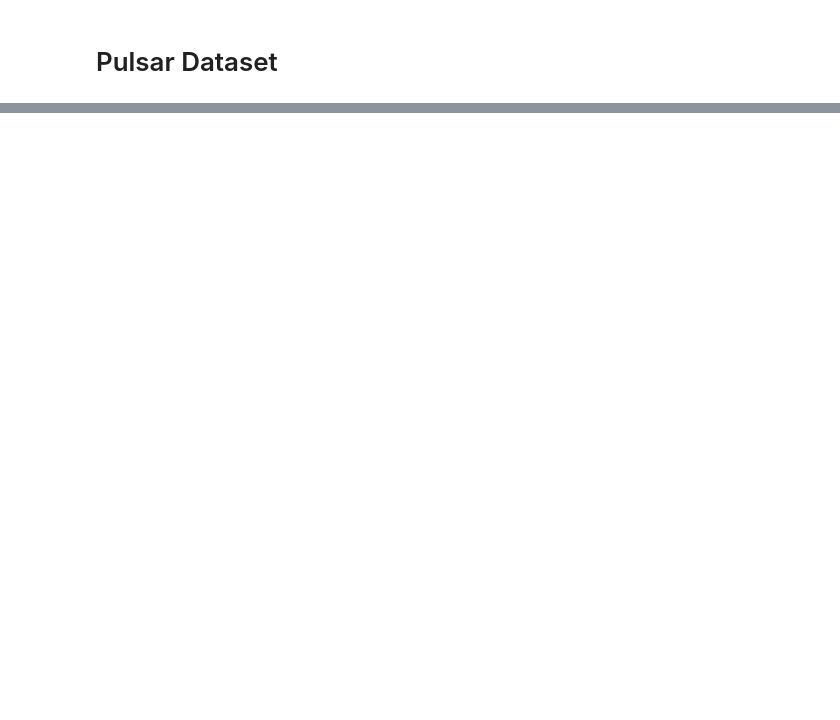
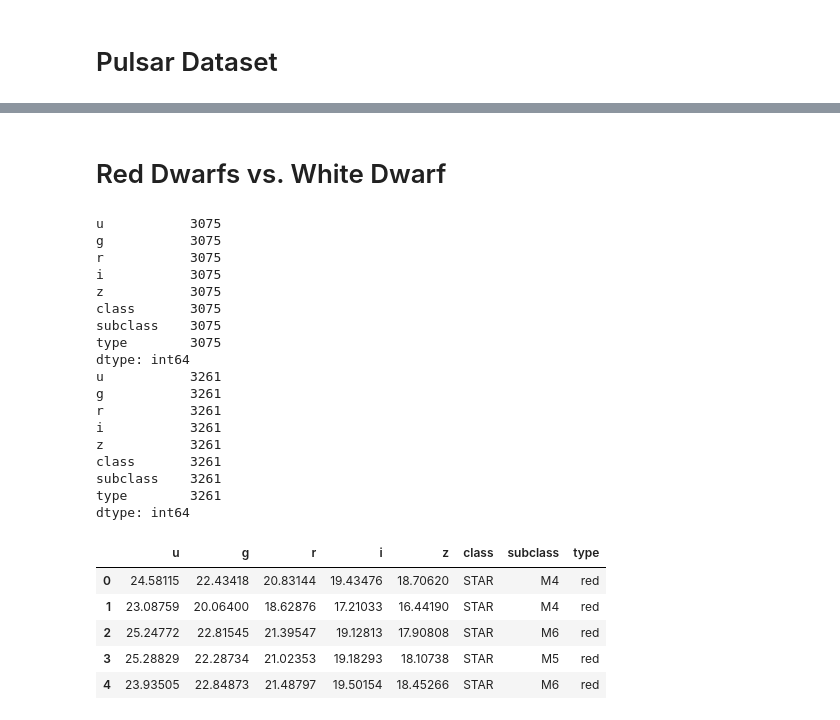
Before and after one commit to joanorePD/Astronomical_Anomaly_Detection_with_MEB, a Jupyter notebook: notebooks/meb.ipynb, the cells around one changed output, grey strips where cells are left out. Saved outputs shown, nothing was run; the diff lists cells and outputs as text; code cells hidden in the pictures; blank space fills up the shorter version.

```diff
--- a/notebooks/meb.ipynb
+++ b/notebooks/meb.ipynb
@@ -248,0 +290,45 @@ print(pulsar_df[pulsar_df['target_class'] == 1.0]['InsideBall'].sum())
+# %% [markdown]
+# Red Dwarfs vs. White Dwarf
+# %%
+red_dwarfs = pd.read_csv('/Users/joanorellanarios/Library/CloudStorage/GoogleDrive-joanorellanarios@gmail.com/.shortcut-targets-by-id/1z6ENK60qqh_p9m3YYszZSa4DRbTIfFRg/Master/2nd Semester/Optimization for Data Science/O4DS Project/Code-Optimization/datasets/red_dwarfs.csv')
+white_dwarfs = pd.read_csv('/Users/joanorellanarios/Library/CloudStorage/GoogleDrive-joanorellanarios@gmail.com/.shortcut-targets-by-id/1z6ENK60qqh_p9m3YYszZSa4DRbTIfFRg/Master/2nd Semester/Optimization for Data Science/O4DS Project/Code-Optimization/datasets/white_dwarfs.csv')
+
+red_dwarfs['type'] = 'red'
+white_dwarfs['type'] = 'white'
+
+print(red_dwarfs[red_dwarfs['subclass'].str.startswith('M')].count())
+print(white_dwarfs[white_dwarfs['subclass'] == 'WD'].count())
+
+red_dwarfs = red_dwarfs[red_dwarfs['subclass'].str.startswith('M')]
+white_dwarfs = white_dwarfs[white_dwarfs['subclass'] == 'WD']
+
+dwarfs = pd.concat([red_dwarfs, white_dwarfs], ignore_index=True)
+
+dwarfs = dwarfs.dropna()
+
+display(dwarfs.head())
+# %% [output]
+u           3075
+g           3075
+r           3075
+i           3075
+z           3075
+class       3075
+subclass    3075
+type        3075
+dtype: int64
+u           3261
+g           3261
+r           3261
+i           3261
+z           3261
+class       3261
+subclass    3261
+type        3261
+dtype: int64
+|  | u | g | r | i | z | class | subclass | type |
+| 0 | 24.58115 | 22.43418 | 20.83144 | 19.43476 | 18.70620 | STAR | M4 | red |
+| 1 | 23.08759 | 20.06400 | 18.62876 | 17.21033 | 16.44190 | STAR | M4 | red |
+| 2 | 25.24772 | 22.81545 | 21.39547 | 19.12813 | 17.90808 | STAR | M6 | red |
+| 3 | 25.28829 | 22.28734 | 21.02353 | 19.18293 | 18.10738 | STAR | M5 | red |
+| 4 | 23.93505 | 22.84873 | 21.48797 | 19.50154 | 18.45266 | STAR | M6 | red |
```
Also changed, not shown: parts of 28 cells of this notebook, 5 other files.
